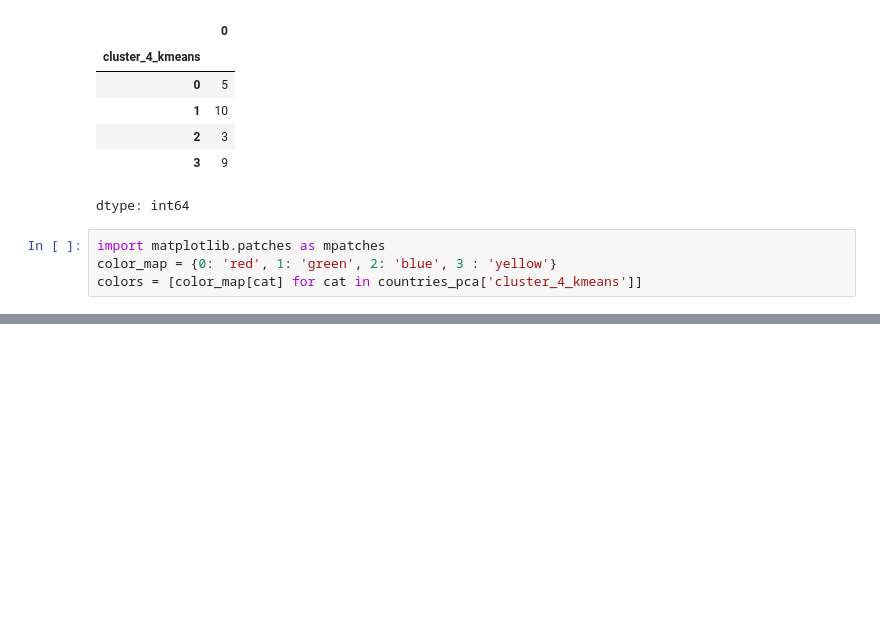
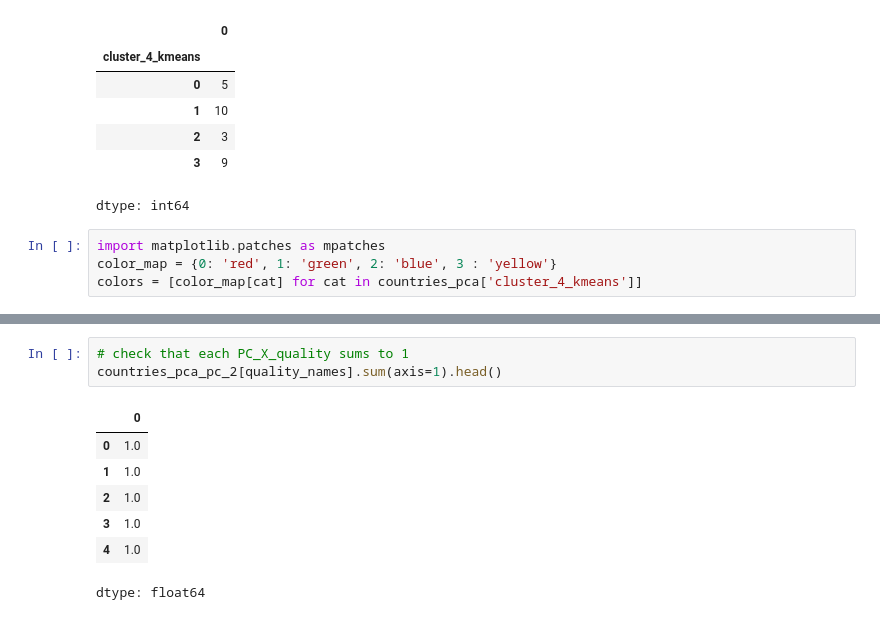
Before and after one commit to cedricguilmin/analytics_mining, a Jupyter notebook: countries_ue_PCA.ipynb, the cells around one changed output, grey strips where cells are left out. Cells and saved outputs as stored; diff of their text form; blank space fills up the shorter version.

```diff
--- a/countries_ue_PCA.ipynb
+++ b/countries_ue_PCA.ipynb
@@ -432,0 +483,11 @@ plt.show()
+# %%
+# check that each PC_X_quality sums to 1
+countries_pca_pc_2[quality_names].sum(axis=1).head()
+# %% [output]
+|  | 0 |
+| 0 | 1.0 |
+| 1 | 1.0 |
+| 2 | 1.0 |
+| 3 | 1.0 |
+| 4 | 1.0 |
+dtype: float64
```
Also changed, not shown: parts of 10 cells of this notebook.
